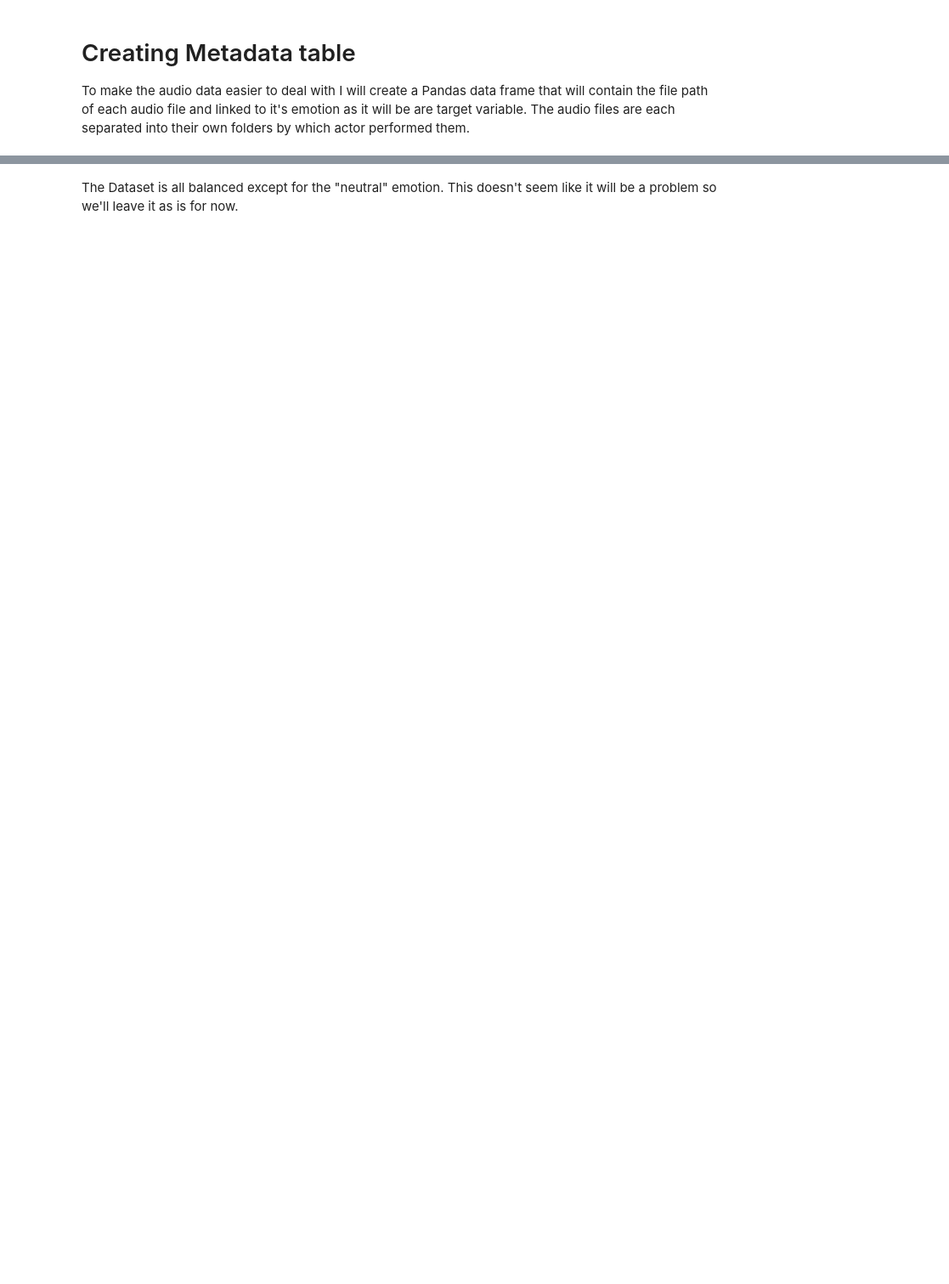
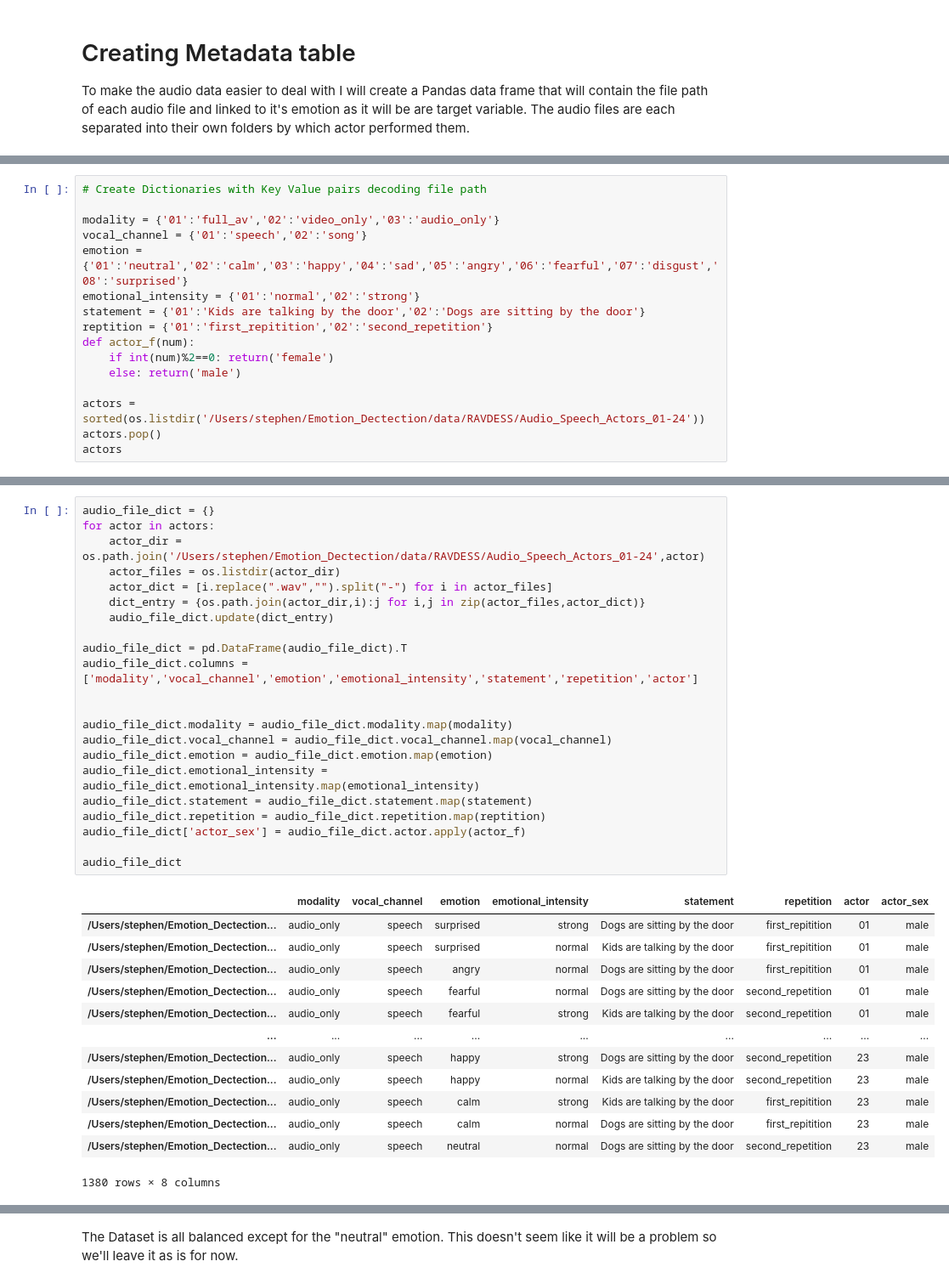
Before and after one commit to Jyve00/Emotion_Dectection, a Jupyter notebook: EDA.ipynb, the cells around one changed output, grey strips where cells are left out. Shown at 85% size. Drawn from its saved outputs; the diff is of its cells as text; blank space fills up the shorter version.

```diff
--- a/EDA.ipynb
+++ b/EDA.ipynb
@@ -91,0 +48,16 @@ Ravdess_df.head()
+# %%
+# Create Dictionaries with Key Value pairs decoding file path
+
+modality = {'01':'full_av','02':'video_only','03':'audio_only'}
+vocal_channel = {'01':'speech','02':'song'}
+emotion = {'01':'neutral','02':'calm','03':'happy','04':'sad','05':'angry','06':'fearful','07':'disgust','08':'surprised'}
+emotional_intensity = {'01':'normal','02':'strong'}
+statement = {'01':'Kids are talking by the door','02':'Dogs are sitting by the door'}
+reptition = {'01':'first_repitition','02':'second_repetition'}
+def actor_f(num):
+    if int(num)%2==0: return('female')
+    else: return('male')
+
+actors = sorted(os.listdir('/Users/stephen/Emotion_Dectection/data/RAVDESS/Audio_Speech_Actors_01-24'))
+actors.pop()
+actors
@@ -91,0 +82,36 @@ Ravdess_df.head()
+# %%
+audio_file_dict = {}
+for actor in actors:
+    actor_dir = os.path.join('/Users/stephen/Emotion_Dectection/data/RAVDESS/Audio_Speech_Actors_01-24',actor)
+    actor_files = os.listdir(actor_dir)
+    actor_dict = [i.replace(".wav","").split("-") for i in actor_files]
+    dict_entry = {os.path.join(actor_dir,i):j for i,j in zip(actor_files,actor_dict)}
+    audio_file_dict.update(dict_entry)
+
+audio_file_dict = pd.DataFrame(audio_file_dict).T
+audio_file_dict.columns = ['modality','vocal_channel','emotion','emotional_intensity','statement','repetition','actor']
+
+
+audio_file_dict.modality = audio_file_dict.modality.map(modality)
+audio_file_dict.vocal_channel = audio_file_dict.vocal_channel.map(vocal_channel)
+audio_file_dict.emotion = audio_file_dict.emotion.map(emotion)
+audio_file_dict.emotional_intensity = audio_file_dict.emotional_intensity.map(emotional_intensity)
+audio_file_dict.statement = audio_file_dict.statement.map(statement)
+audio_file_dict.repetition = audio_file_dict.repetition.map(reptition)
+audio_file_dict['actor_sex'] = audio_file_dict.actor.apply(actor_f)
+
+audio_file_dict
+# %% [output]
+|  | modality | vocal_channel | emotion | emotional_intensity | statement | repetition | actor | actor_sex |
+| /Users/stephen/Emotion_Dectection... | audio_only | speech | surprised | strong | Dogs are sitting by the door | first_repitition | 01 | male |
+| /Users/stephen/Emotion_Dectection... | audio_only | speech | surprised | normal | Kids are talking by the door | first_repitition | 01 | male |
+| /Users/stephen/Emotion_Dectection... | audio_only | speech | angry | normal | Dogs are sitting by the door | first_repitition | 01 | male |
+| /Users/stephen/Emotion_Dectection... | audio_only | speech | fearful | normal | Dogs are sitting by the door | second_repetition | 01 | male |
+| /Users/stephen/Emotion_Dectection... | audio_only | speech | fearful | strong | Kids are talking by the door | second_repetition | 01 | male |
+| ... | ... | ... | ... | ... | ... | ... | ... | ... |
+| /Users/stephen/Emotion_Dectection... | audio_only | speech | happy | strong | Dogs are sitting by the door | second_repetition | 23 | male |
+| /Users/stephen/Emotion_Dectection... | audio_only | speech | happy | normal | Kids are talking by the door | second_repetition | 23 | male |
+| /Users/stephen/Emotion_Dectection... | audio_only | speech | calm | strong | Kids are talking by the door | first_repitition | 23 | male |
+| /Users/stephen/Emotion_Dectection... | audio_only | speech | calm | normal | Dogs are sitting by the door | first_repitition | 23 | male |
+| /Users/stephen/Emotion_Dectection... | audio_only | speech | neutral | normal | Dogs are sitting by the door | second_repetition | 23 | male |
+1380 rows × 8 columns
```
Also changed, not shown: parts of 15 cells of this notebook, 31 other files.
